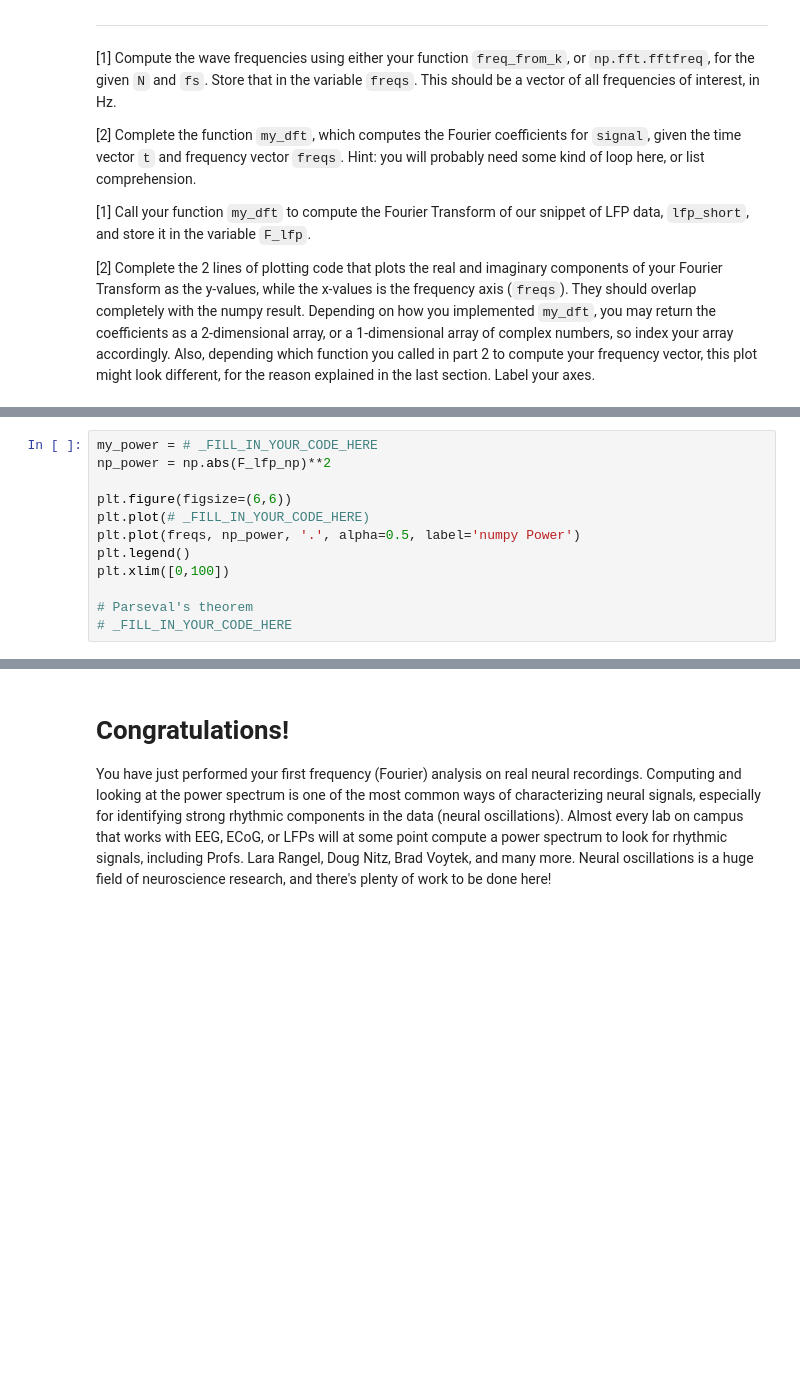
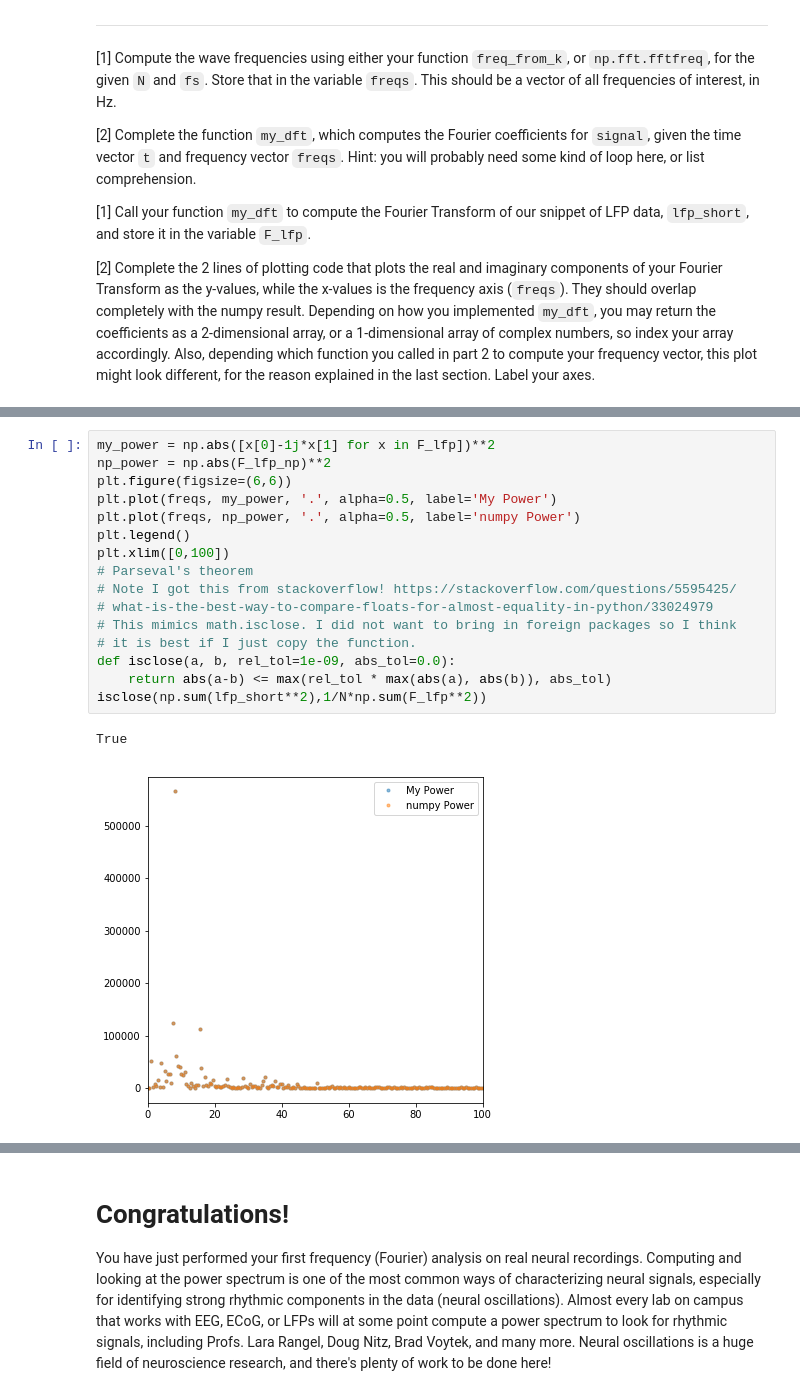
Before and after one commit to kevinice95/COGS118C, a Jupyter notebook: Assignments/A2-FourierTransform.ipynb, the cells around one changed output, grey strips where cells are left out. Saved outputs shown, nothing was run; the diff lists cells and outputs as text; blank space fills up the shorter version.

```diff
--- a/Assignments/A2-FourierTransform.ipynb
+++ b/Assignments/A2-FourierTransform.ipynb
@@ -408,18 +408,25 @@ ANSWER:
 
 [BONUS: 1] Confirm that your Fourier transform follows [Parseval's theorem](https://en.wikipedia.org/wiki/Parseval%27s_theorem) by computing and printing the values from both sides of this equation:
 ![](./img/parseval.png)
-# %%
-my_power = # _FILL_IN_YOUR_CODE_HERE
-np_power = np.abs(F_lfp_np)**2
-
-plt.figure(figsize=(6,6))
-plt.plot(# _FILL_IN_YOUR_CODE_HERE)
-plt.plot(freqs, np_power, '.', alpha=0.5, label='numpy Power')
-plt.legend()
-plt.xlim([0,100])
-
-# Parseval's theorem
-# _FILL_IN_YOUR_CODE_HERE
+# %%
+my_power = np.abs([x[0]-1j*x[1] for x in F_lfp])**2
+np_power = np.abs(F_lfp_np)**2
+plt.figure(figsize=(6,6))
+plt.plot(freqs, my_power, '.', alpha=0.5, label='My Power')
+plt.plot(freqs, np_power, '.', alpha=0.5, label='numpy Power')
+plt.legend()
+plt.xlim([0,100])
+# Parseval's theorem
+# Note I got this from stackoverflow! https://stackoverflow.com/questions/5595425/
+# what-is-the-best-way-to-compare-floats-for-almost-equality-in-python/33024979
+# This mimics math.isclose. I did not want to bring in foreign packages so I think
+# it is best if I just copy the function.
+def isclose(a, b, rel_tol=1e-09, abs_tol=0.0):
+    return abs(a-b) <= max(rel_tol * max(abs(a), abs(b)), abs_tol)
+isclose(np.sum(lfp_short**2),1/N*np.sum(F_lfp**2))
+# %% [output]
+True
+[figure, added]
 # %% [markdown]
 # [5] Q6 - continued
 [3] Repeat the above analysis, but for the full LFP signal (`lfp`, I've re-defined for you). Plot the power spectrum (and remember to label your axes).
```
Also changed, not shown: parts of 9 cells of this notebook.
